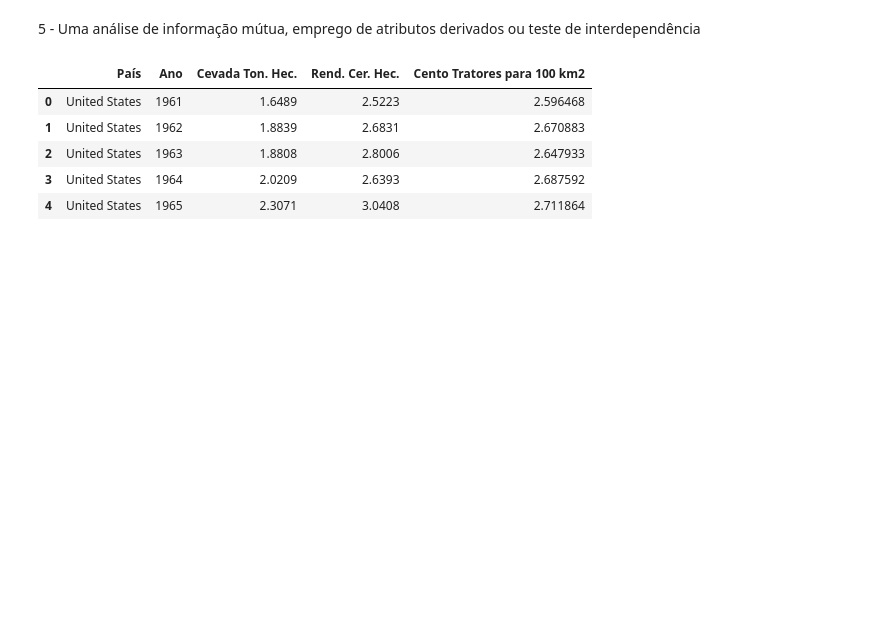
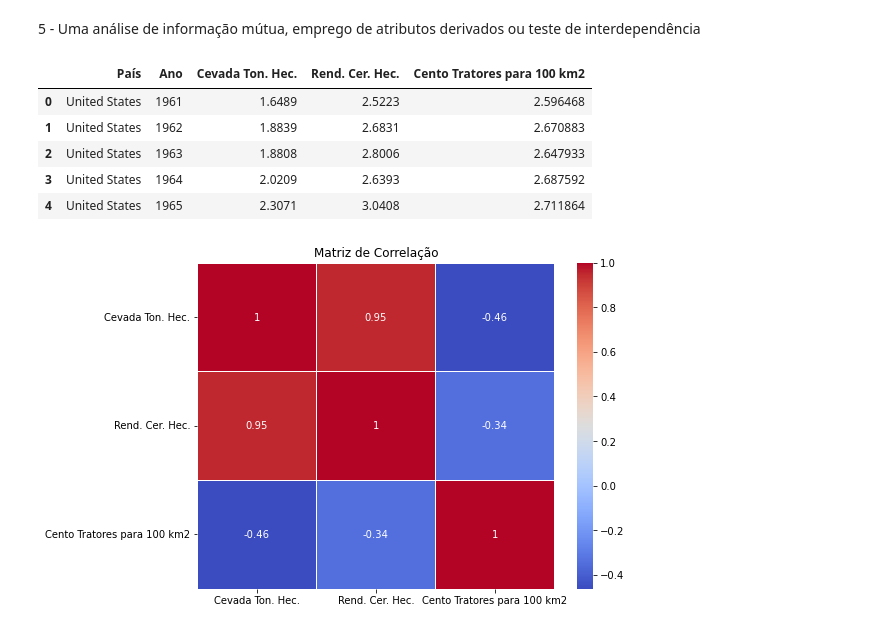
Before and after one commit to CarlosSergioOliveira1985/Analise-Explorat-ria-de-Dados-Aula-7, a Jupyter notebook: 07_Trabalho_A.E.D.ipynb, the cells around one changed output. Saved outputs shown, nothing was run; the diff lists cells and outputs as text; code cells hidden in the pictures; blank space fills up the shorter version.

Commit message:
Ultima alteração Arquivo definitivo da analise
código final para montagem do vídeo

Signed-off-by: Carlos Oliveira <161462054+CarlosSergioOliveira1985@users.noreply.github.com>

```diff
--- a/07_Trabalho_A.E.D.ipynb
+++ b/07_Trabalho_A.E.D.ipynb
@@ -390,6 +380,20 @@ BFT_USA.head()
 | 2 | United States | 1963 | 1.8808 | 2.8006 | 2.647933 |
 | 3 | United States | 1964 | 2.0209 | 2.6393 | 2.687592 |
 | 4 | United States | 1965 | 2.3071 | 3.0408 | 2.711864 |
+# %%
+import pandas as pd
+import seaborn as sns
+import matplotlib.pyplot as plt
+
+# Supondo que você já tenha o dataframe BFT_USA com as colunas 'Cevada Ton. Hec.', 'Rend. Cer. Hec.' e 'Cento Tratores para 100 km2'
+BFT_USA_cor = BFT_USA[['Cevada Ton. Hec.', 'Rend. Cer. Hec.', 'Cento Tratores para 100 km2']].corr()
+
+plt.figure(figsize=(8, 6))
+sns.heatmap(BFT_USA_cor, annot=True, cmap='coolwarm', linewidths=0.5)
+plt.title('Matriz de Correlação')
+plt.show()
+# %% [output]
+[figure, added]
 # %%
 import matplotlib.pyplot as plt
 import seaborn as sns
```
Also changed, not shown: parts of 5 cells of this notebook.
